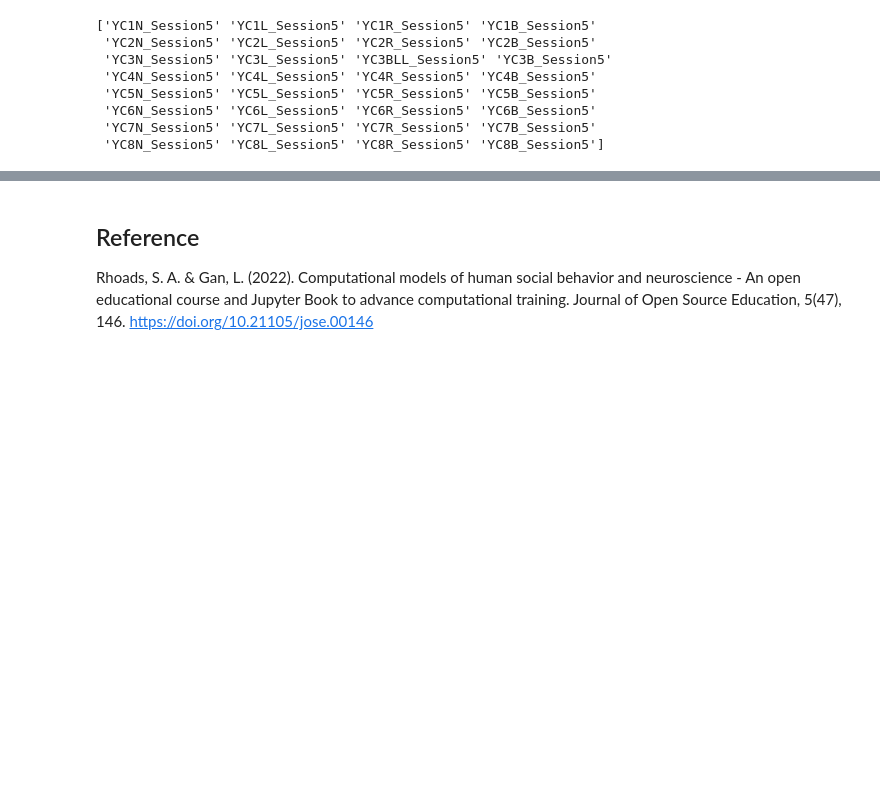
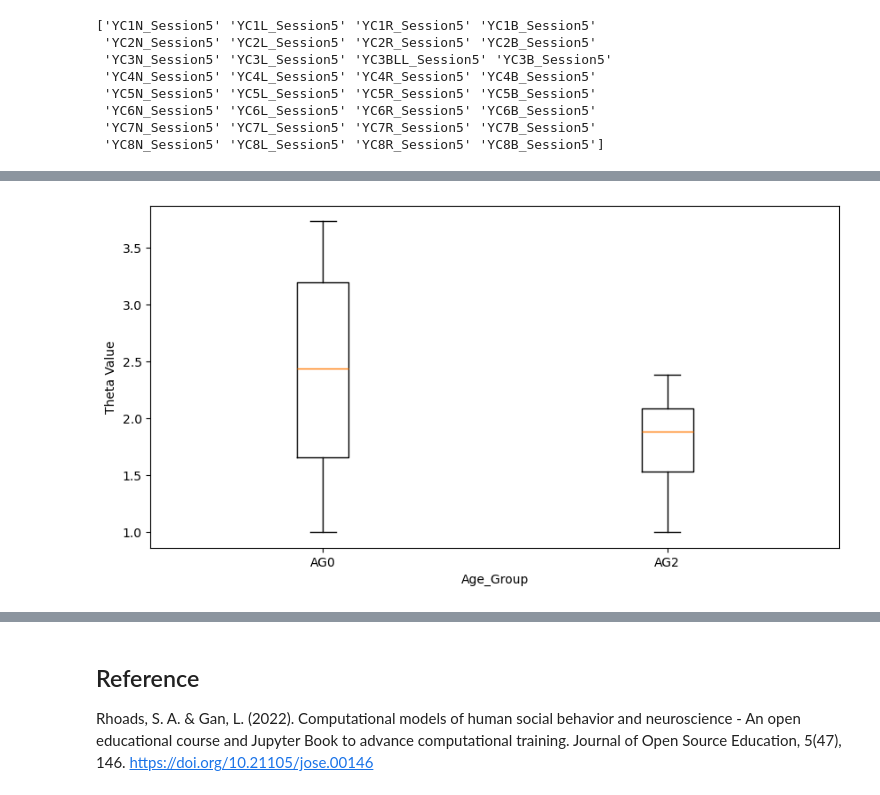
Before and after one commit to carlotoast/DRKM_Mouse_Jun25, a Jupyter notebook: KM_data_bayesian_HBM_080525.ipynb, the cells around one changed output, grey strips where cells are left out. Saved outputs shown, nothing was run; the diff lists cells and outputs as text; code cells hidden in the pictures; blank space fills up the shorter version.

```diff
--- a/KM_data_bayesian_HBM_080525.ipynb
+++ b/KM_data_bayesian_HBM_080525.ipynb
@@ -523,0 +571,21 @@ Mean alpha = 0.7768947578700625
+# %%
+#Visualizing the parameter value generated through this negloglik minimization
+fig = plt.figure(figsize =(10,5))
+
+#There is an outlier with stochasticity of 50
+#Removing outlier
+AG0_params_kill_Outliers = AG0_params
+del AG0_params_kill_Outliers[-3]
+
+
+AG0_theta = [p[1] for p in AG0_params_kill_Outliers]
+AG2_theta = [p[1] for p in AG2_params]
+
+fig1.suptitle('Theta Values Fitted for Different Age Group')
+plt.xlabel('Age_Group')
+plt.ylabel('Theta Value')
+plt.boxplot([AG0_theta, AG2_theta], labels=['AG0', 'AG2'])
+
+plt.show()
+# %% [output]
+[figure, added]
```
Also changed, not shown: parts of 12 cells of this notebook.
